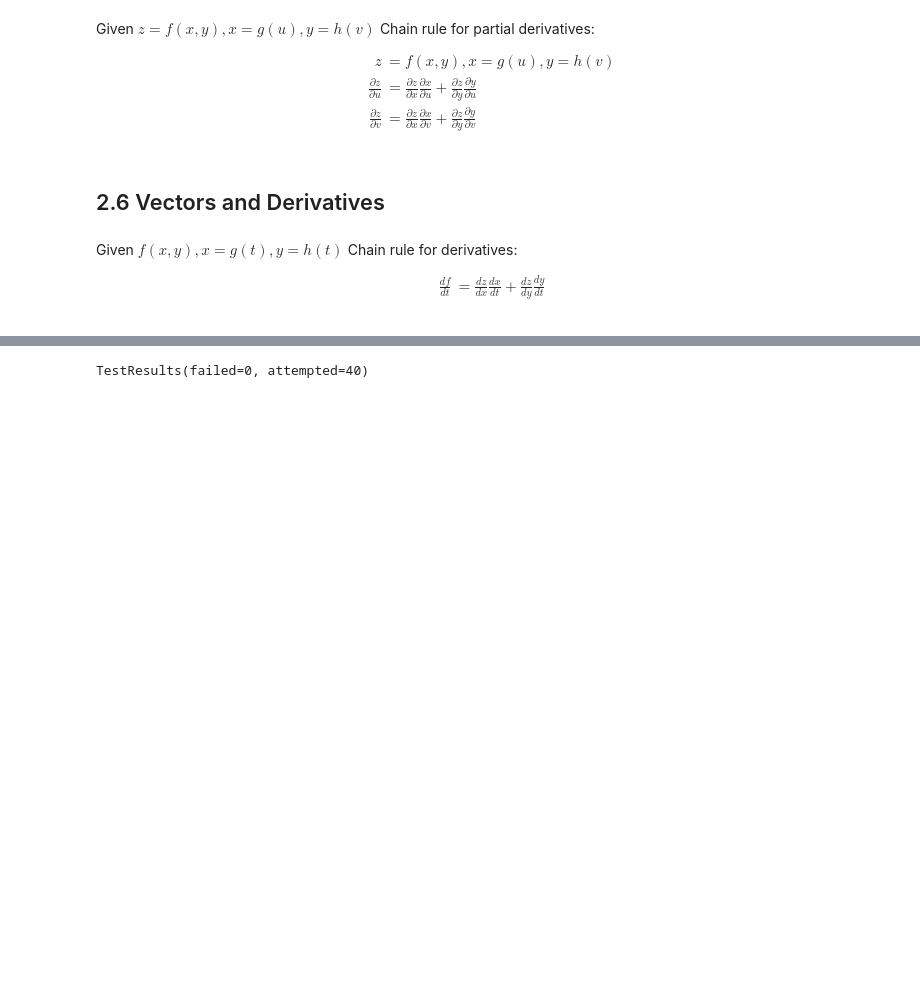
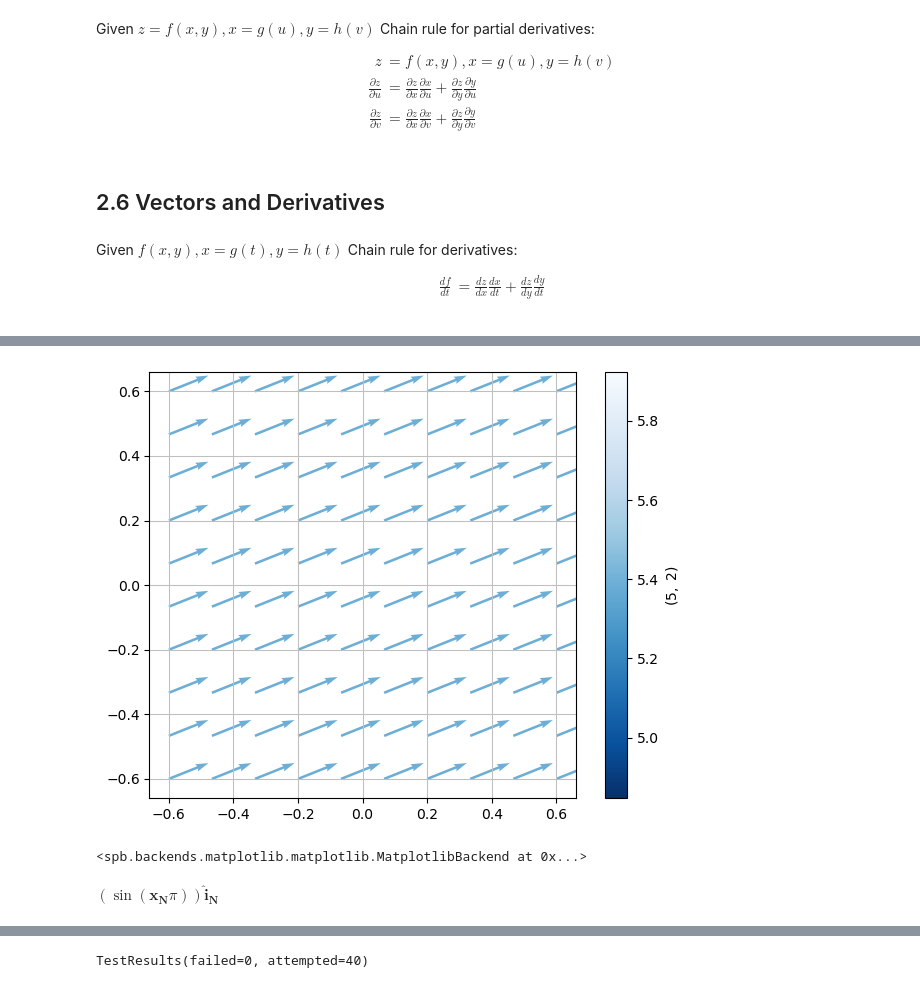
Before and after one commit to JonnyRed/Vectors-and-Tensors, a Jupyter notebook: Section-2-Vector-Operations.ipynb, the cells around one changed output, grey strips where cells are left out. Saved outputs shown, nothing was run; the diff lists cells and outputs as text; code cells hidden in the pictures; blank space fills up the shorter version.

```diff
--- a/Section-2-Vector-Operations.ipynb
+++ b/Section-2-Vector-Operations.ipynb
@@ -383,0 +460,11 @@ Given $f(x, y), x = g(t), y = h(t)$ Chain rule for derivatives:
+# %%
+spb.plot_vector([5,2], (N.x, -0.6, +0.6), (N.y, -0.6, +0.6),
+        quiver_kw = {"cmap": "Blues_r", "scale": 10, "headwidth": 3},
+        scalar = False,
+        normalize = True,
+        n=10
+
+)
+# %% [output]
+[figure, added]
+<spb.backends.matplotlib.matplotlib.MatplotlibBackend at 0x...>
@@ -383,0 +474,5 @@ Given $f(x, y), x = g(t), y = h(t)$ Chain rule for derivatives:
+# %%
+vec_A = sp.sin(PI*N.x)*N.i
+vec_A
+# %% [output]
+$\displaystyle \left(\sin{\left(\mathbf{{x}_{N}} \pi \right)}\right)\mathbf{\hat{i}_{N}}$
```
Also changed, not shown: parts of 24 cells of this notebook.
